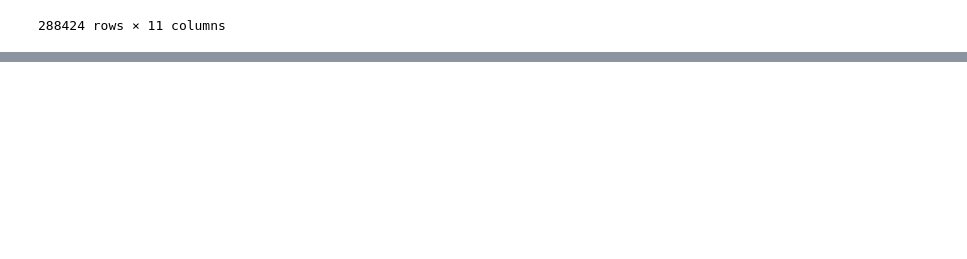
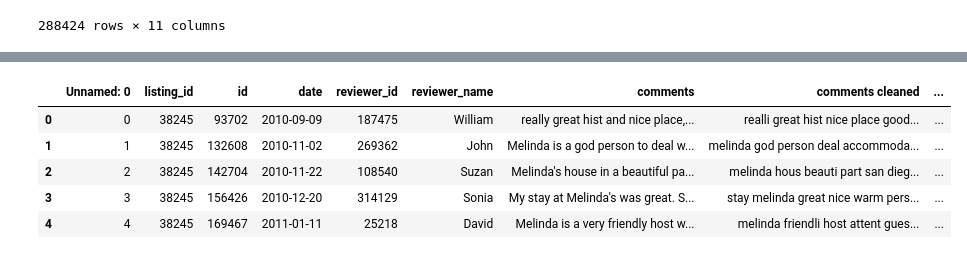
Before and after one commit to claytonnagle/AirBnB-Reviews-Textual-Analysis, a Jupyter notebook: Untitled.ipynb, the cells around one changed output, grey strips where cells are left out. Cells and saved outputs as stored; diff of their text form; code cells hidden in the pictures; blank space fills up the shorter version.

```diff
--- a/Untitled.ipynb
+++ b/Untitled.ipynb
@@ -68,0 +89,9 @@ review_text_df
+# %%
+review_text_df.head()
+# %% [output]
+|  | Unnamed: 0 | listing_id | id | date | reviewer_id | reviewer_name | comments | comments cleaned | ... |
+| 0 | 0 | 38245 | 93702 | 2010-09-09 | 187475 | William | really great hist and nice place,... | realli great hist nice place good... | ... |
+| 1 | 1 | 38245 | 132608 | 2010-11-02 | 269362 | John | Melinda is a god person to deal w... | melinda god person deal accommoda... | ... |
+| 2 | 2 | 38245 | 142704 | 2010-11-22 | 108540 | Suzan | Melinda's house in a beautiful pa... | melinda hous beauti part san dieg... | ... |
+| 3 | 3 | 38245 | 156426 | 2010-12-20 | 314129 | Sonia | My stay at Melinda's was great. S... | stay melinda great nice warm pers... | ... |
+| 4 | 4 | 38245 | 169467 | 2011-01-11 | 25218 | David | Melinda is a very friendly host w... | melinda friendli host attent gues... | ... |
```
Also changed, not shown: parts of 7 cells of this notebook.
